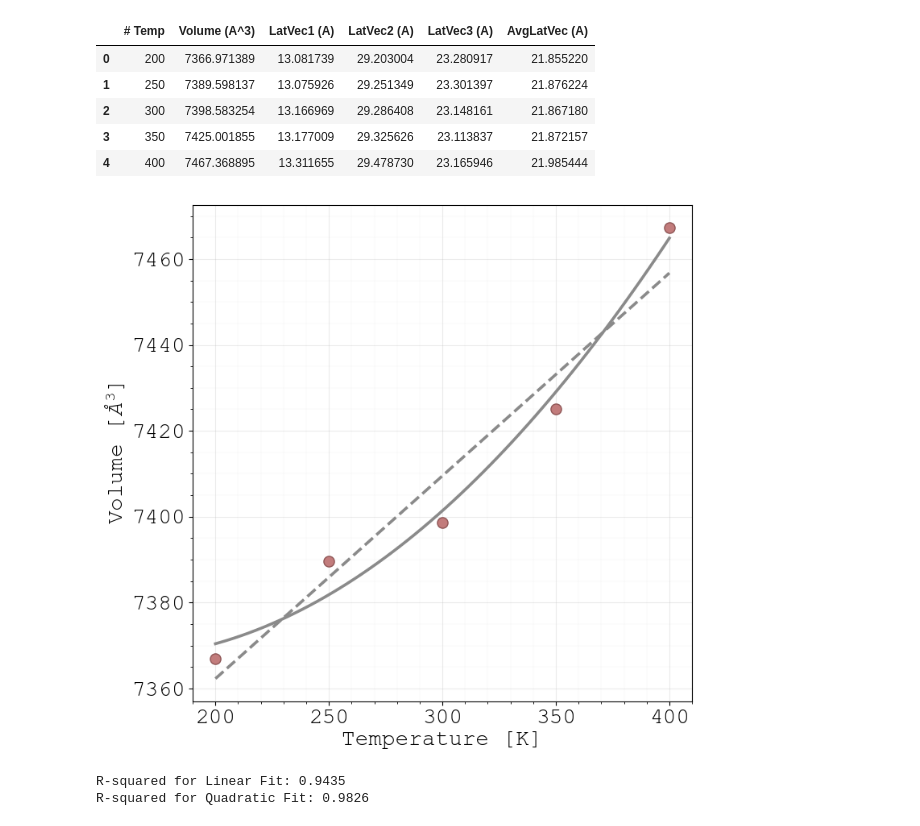
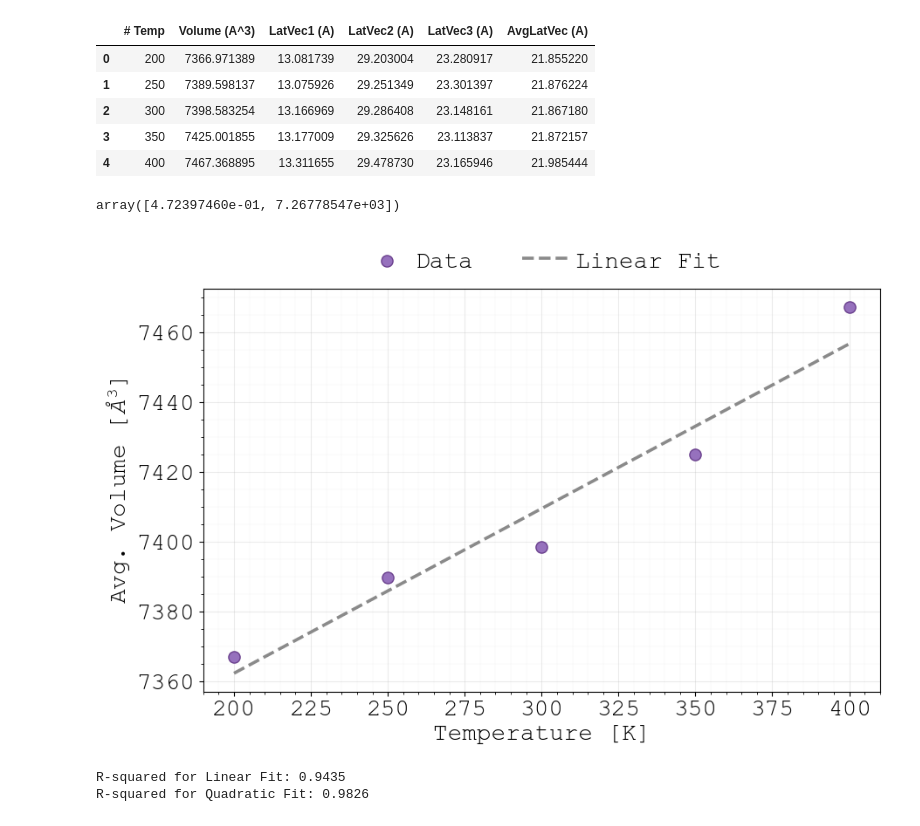
Before and after one commit to quantum-gabo/bachelor-thesis, a Jupyter notebook: notebooks/thesis-figures.ipynb, the cells around one changed output. Cells and saved outputs as stored; diff of their text form; code cells hidden in the pictures.

```diff
--- a/notebooks/thesis-figures.ipynb
+++ b/notebooks/thesis-figures.ipynb
@@ -1479,48 +1575,60 @@ volume_temp
 # Carry out the liner and quadratic fits
 linear_params, _ = curve_fit(LinearModel, volume_temp['# Temp'], volume_temp['Volume (A^3)'])
 quadratic_params, _ = curve_fit(QuadraticModel, volume_temp['# Temp'], volume_temp['Volume (A^3)'])
+# %%
+linear_params
+# %% [output]
+array([4.72397460e-01, 7.26778547e+03])
 # %%
 # Predict the volume
 volume_array = np.linspace(volume_temp['# Temp'].min(), volume_temp['# Temp'].max(), 100)
 volume_temp_pred_linear = LinearModel(volume_array, *linear_params)
 volume_temp_pred_quadratic = QuadraticModel(volume_array, *quadratic_params)
 # %%
-fig, ax = plt.subplots(figsize=(8, 8))
+fig, ax = plt.subplots(figsize=(10, 6))
 
 # Disable scientific and offset notation
 formatter = ScalarFormatter(useOffset=False, useMathText=False)
 formatter.set_scientific(False)
 
 # Set formatter for both axes
 ax.xaxis.set_major_formatter(formatter)
 ax.yaxis.set_major_formatter(formatter)
 
 # Plot the volume-energy data
-ax.scatter(volume_temp['# Temp'], volume_temp['Volume (A^3)'], label='MLFF 1', color=dataset_colors[3],
-            edgecolors=dataset_line_colors[3], s=90, marker='o', zorder=3)
-#ax.plot(EOS400KML1_V[:12], EOS400KML1_E[:12], label='MLFF 1', color=dataset_line_colors[3],
-        #linewidth=1.5, zorder=1)
+ax.scatter(volume_temp['# Temp'], volume_temp['Volume (A^3)'], label='Data', color=dataset_colors[0],
+            edgecolors=dataset_line_colors[0], s=90, marker='o', zorder=3)
+
 # Plot the linear fit
 ax.plot(volume_array, volume_temp_pred_linear, label = 'Linear Fit', color = regression_color,
          linewidth = 2.6 ,linestyle='--', zorder=2)
-# Plot the quadratic fit
-ax.plot(volume_array, volume_temp_pred_quadratic, label='Quadratic Fit', color = regression_color,
-        linewidth = 2.6, linestyle='-' , zorder=2)
 
 # Set labels
-ax.set(xlabel='Temperature [K]', ylabel=r'Volume [$\AA^3$]')
+ax.set(xlabel='Temperature [K]', ylabel=r'Avg. Volume [$\AA^3$]')
 # Grid settings
 ax.grid(True, which='major', linestyle='-', linewidth=0.75, alpha=0.25)
 ax.minorticks_on()
 ax.grid(True, which='minor', linestyle='-', linewidth=0.25, alpha=0.15)
 ax.set_axisbelow(True)
 
+handles, labels = ax.get_legend_handles_labels()
+desired_order = [0, 1]
+ax.legend(
+    [handles[i] for i in desired_order],
+    [labels[i] for i in desired_order],
+    loc            = 'upper center',
+    bbox_to_anchor = (0.5, 1.15),  # place legend above the axes, centered
+    ncol           = 4,
+    handletextpad  = 0.2,                   # spread legend entries horizontally
+    frameon        = False                  # remove legend border/frame
+)
 
+fig.savefig("../tex-file/Figures/expansion-coef.png", dpi = 300, transparent = True, bbox_inches='tight')
 plt.show()
 fig.clear()
 plt.close()
 # %% [output]
-[figure, old version]
+[figure, new version]
 # %%
 # Compute the R_squared values for the fits
 def compute_r_squared(y_data, y_pred):
```
Also changed, not shown: parts of 11 cells of this notebook, 20 other files.
